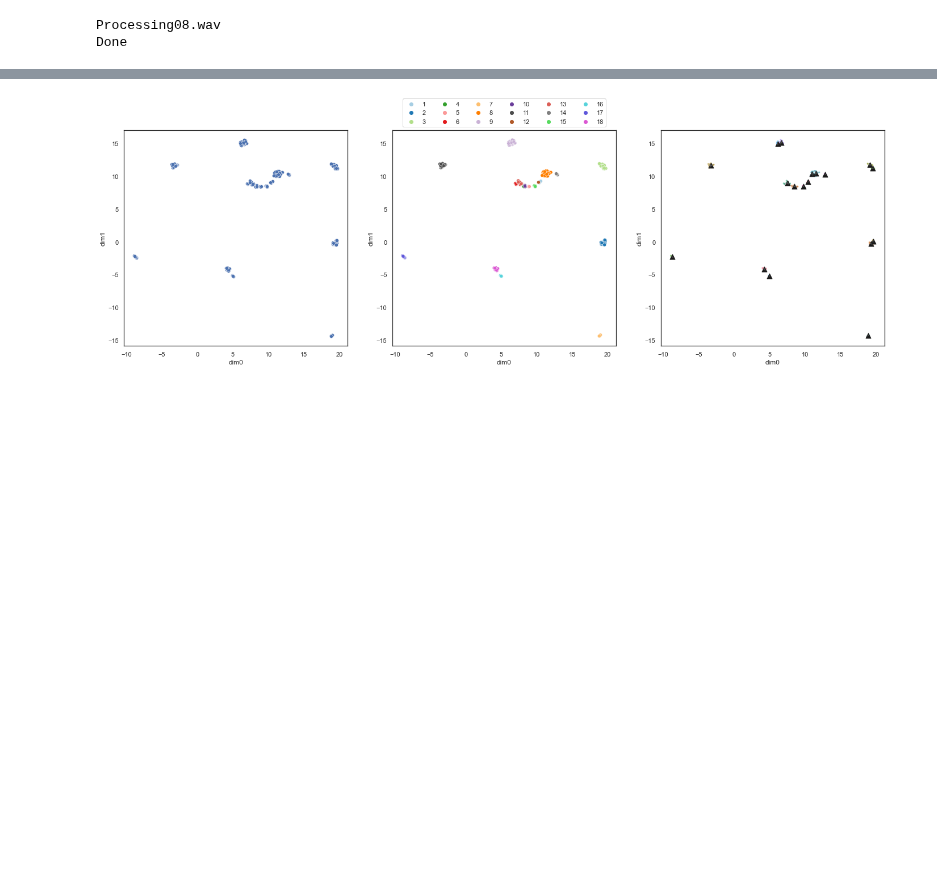
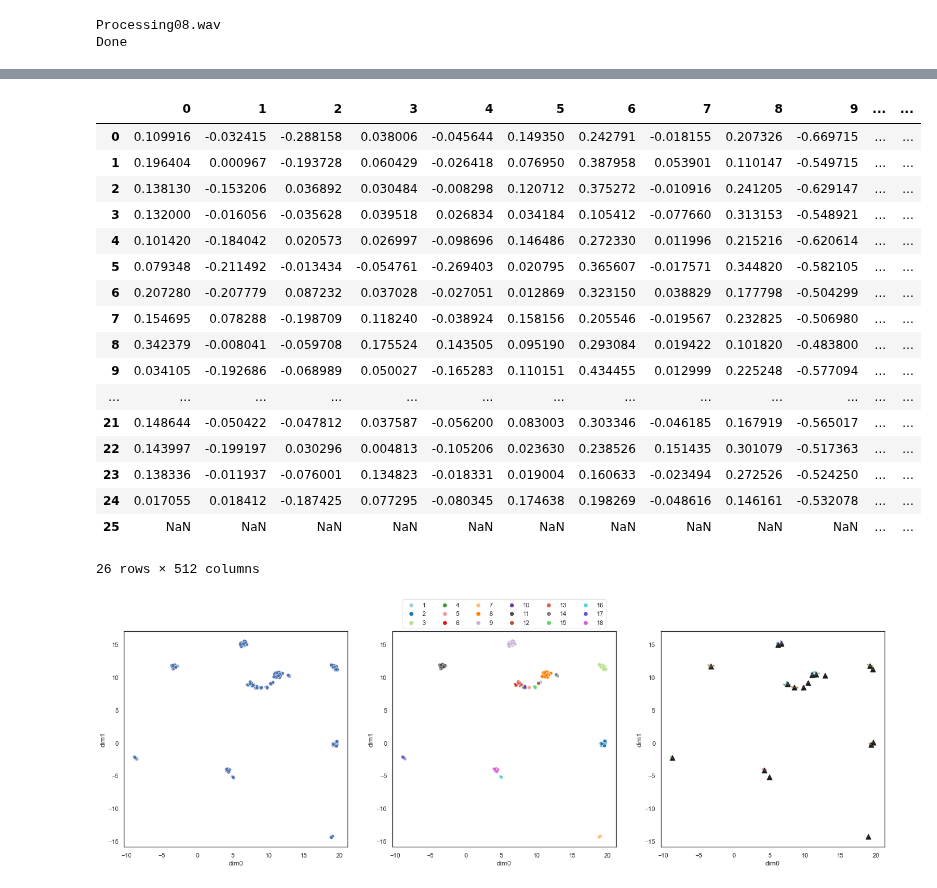
Before and after one commit to Rahul-Brito/infantvoice, a Jupyter notebook: scripts/Pyannote Test.ipynb, the cells around one changed output, grey strips where cells are left out. Cells and saved outputs as stored; diff of their text form; code cells hidden in the pictures; blank space fills up the shorter version.

```diff
--- a/scripts/Pyannote Test.ipynb
+++ b/scripts/Pyannote Test.ipynb
@@ -298,3 +295,24 @@ KeyError: "['part'] not found in axis"
+# %%
+pd.DataFrame(downsamp2)
+# %% [output]
+|  | 0 | 1 | 2 | 3 | 4 | 5 | 6 | 7 | 8 | 9 | ... | ... |
+| 0 | 0.109916 | -0.032415 | -0.288158 | 0.038006 | -0.045644 | 0.149350 | 0.242791 | -0.018155 | 0.207326 | -0.669715 | ... | ... |
+| 1 | 0.196404 | 0.000967 | -0.193728 | 0.060429 | -0.026418 | 0.076950 | 0.387958 | 0.053901 | 0.110147 | -0.549715 | ... | ... |
+| 2 | 0.138130 | -0.153206 | 0.036892 | 0.030484 | -0.008298 | 0.120712 | 0.375272 | -0.010916 | 0.241205 | -0.629147 | ... | ... |
+| 3 | 0.132000 | -0.016056 | -0.035628 | 0.039518 | 0.026834 | 0.034184 | 0.105412 | -0.077660 | 0.313153 | -0.548921 | ... | ... |
+| 4 | 0.101420 | -0.184042 | 0.020573 | 0.026997 | -0.098696 | 0.146486 | 0.272330 | 0.011996 | 0.215216 | -0.620614 | ... | ... |
+| 5 | 0.079348 | -0.211492 | -0.013434 | -0.054761 | -0.269403 | 0.020795 | 0.365607 | -0.017571 | 0.344820 | -0.582105 | ... | ... |
+| 6 | 0.207280 | -0.207779 | 0.087232 | 0.037028 | -0.027051 | 0.012869 | 0.323150 | 0.038829 | 0.177798 | -0.504299 | ... | ... |
+| 7 | 0.154695 | 0.078288 | -0.198709 | 0.118240 | -0.038924 | 0.158156 | 0.205546 | -0.019567 | 0.232825 | -0.506980 | ... | ... |
+| 8 | 0.342379 | -0.008041 | -0.059708 | 0.175524 | 0.143505 | 0.095190 | 0.293084 | 0.019422 | 0.101820 | -0.483800 | ... | ... |
+| 9 | 0.034105 | -0.192686 | -0.068989 | 0.050027 | -0.165283 | 0.110151 | 0.434455 | 0.012999 | 0.225248 | -0.577094 | ... | ... |
+| ... | ... | ... | ... | ... | ... | ... | ... | ... | ... | ... | ... | ... |
+| 21 | 0.148644 | -0.050422 | -0.047812 | 0.037587 | -0.056200 | 0.083003 | 0.303346 | -0.046185 | 0.167919 | -0.565017 | ... | ... |
+| 22 | 0.143997 | -0.199197 | 0.030296 | 0.004813 | -0.105206 | 0.023630 | 0.238526 | 0.151435 | 0.301079 | -0.517363 | ... | ... |
+| 23 | 0.138336 | -0.011937 | -0.076001 | 0.134823 | -0.018331 | 0.019004 | 0.160633 | -0.023494 | 0.272526 | -0.524250 | ... | ... |
+| 24 | 0.017055 | 0.018412 | -0.187425 | 0.077295 | -0.080345 | 0.174638 | 0.198269 | -0.048616 | 0.146161 | -0.532078 | ... | ... |
+| 25 | NaN | NaN | NaN | NaN | NaN | NaN | NaN | NaN | NaN | NaN | ... | ... |
+26 rows × 512 columns
 # %%
 #load already extracted embeddings as dictionary of dataframes
 #all_data = {os.path.splitext(f)[0]:pd.read_csv(os.path.join(loc, f), index_col=0) for f in os.listdir(loc)}
```
Also changed, not shown: parts of 6 cells of this notebook, 2 other files.
